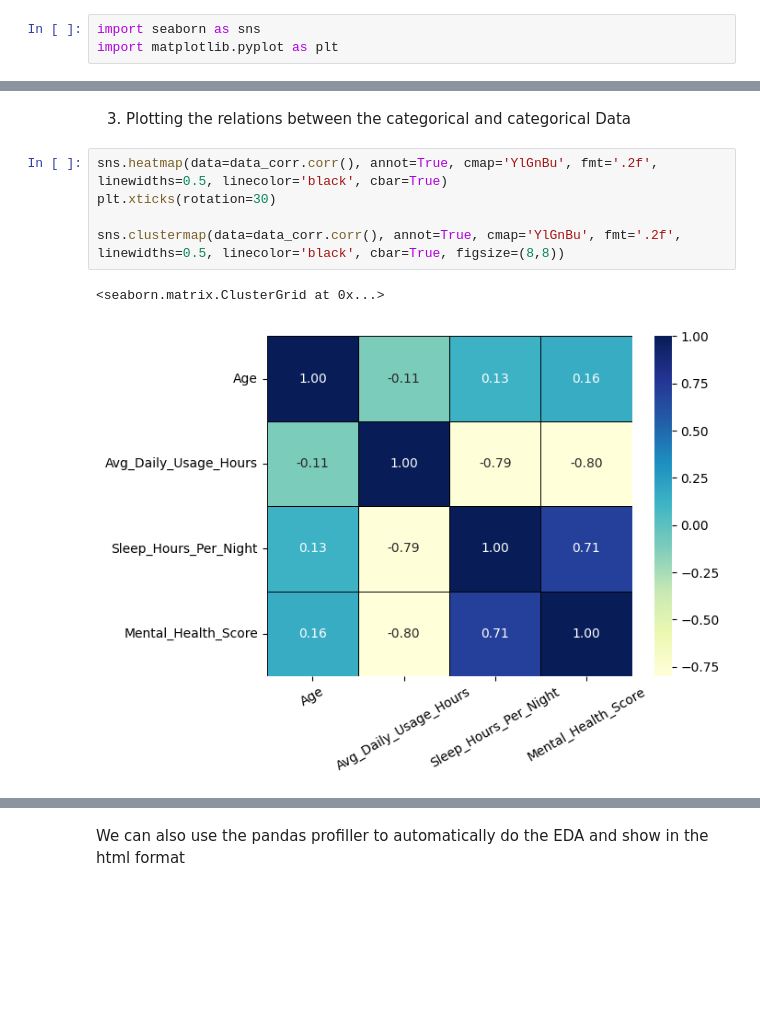
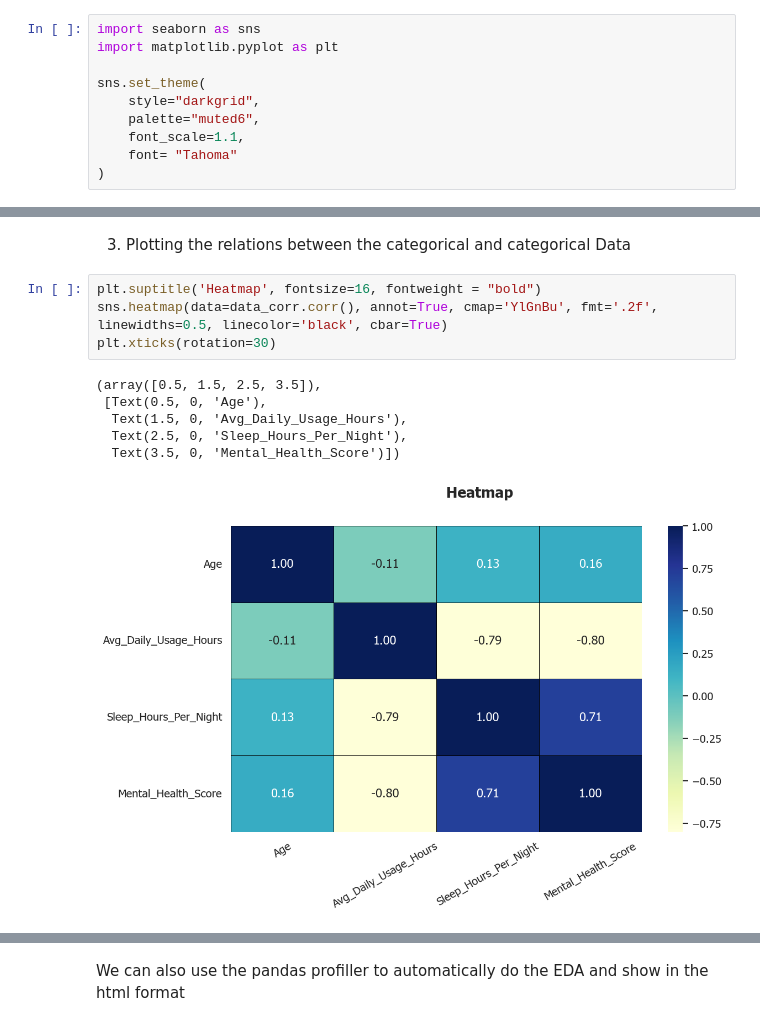
Before and after one commit to Harsh-1598/Students-Social-Media-Addiction, a Jupyter notebook: codes/main.ipynb, the cells around one changed output, grey strips where cells are left out. Drawn from its saved outputs; the diff is of its cells as text; blank space fills up the shorter version.

```diff
--- a/codes/main.ipynb
+++ b/codes/main.ipynb
@@ -107,6 +107,13 @@ A. Univariate Analysis : Performing the analysis in each column individually to
 # %%
 import seaborn as sns
 import matplotlib.pyplot as plt
+
+sns.set_theme(
+    style="darkgrid",
+    palette="muted6",
+    font_scale=1.1,
+    font= "Tahoma"
+)
 # %% [markdown]
 1. Categorical Data
 # %%
@@ -294,10 +361,13 @@ From these plots we can understand that if the person is in the relationship wil
 # %% [markdown]
 3. Plotting the relations between the categorical and categorical Data
 # %%
+plt.suptitle('Heatmap', fontsize=16, fontweight = "bold")
 sns.heatmap(data=data_corr.corr(), annot=True, cmap='YlGnBu', fmt='.2f', linewidths=0.5, linecolor='black', cbar=True)
 plt.xticks(rotation=30)
-
-sns.clustermap(data=data_corr.corr(), annot=True, cmap='YlGnBu', fmt='.2f', linewidths=0.5, linecolor='black', cbar=True, figsize=(8,8))
 # %% [output]
-<seaborn.matrix.ClusterGrid at 0x...>
+(array([0.5, 1.5, 2.5, 3.5]),
+ [Text(0.5, 0, 'Age'),
+  Text(1.5, 0, 'Avg_Daily_Usage_Hours'),
+  Text(2.5, 0, 'Sleep_Hours_Per_Night'),
+  Text(3.5, 0, 'Mental_Health_Score')])
-[figure, old version]
+[figure, new version]
```
Also changed, not shown: parts of 18 cells of this notebook, 12 other files.
